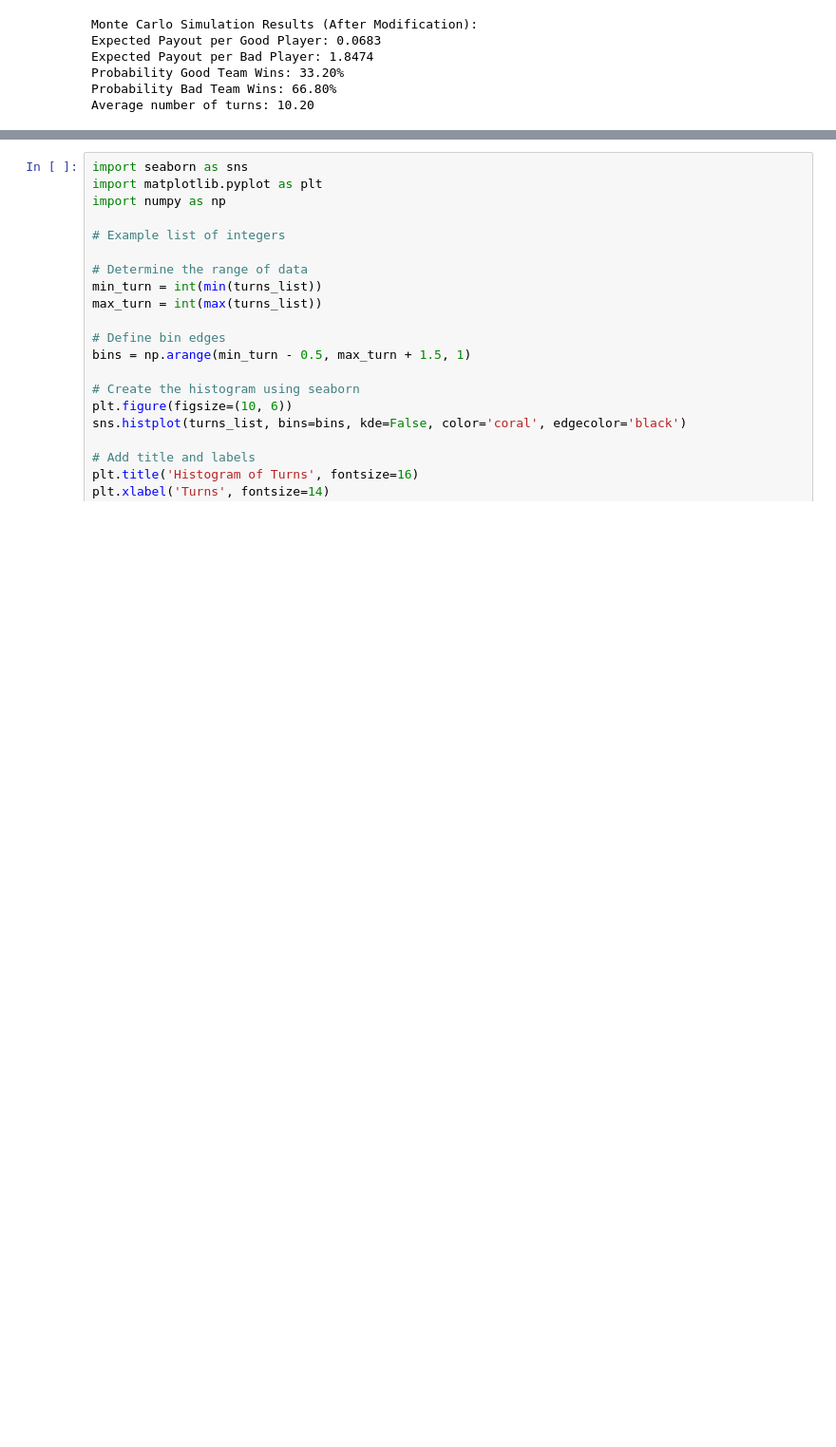
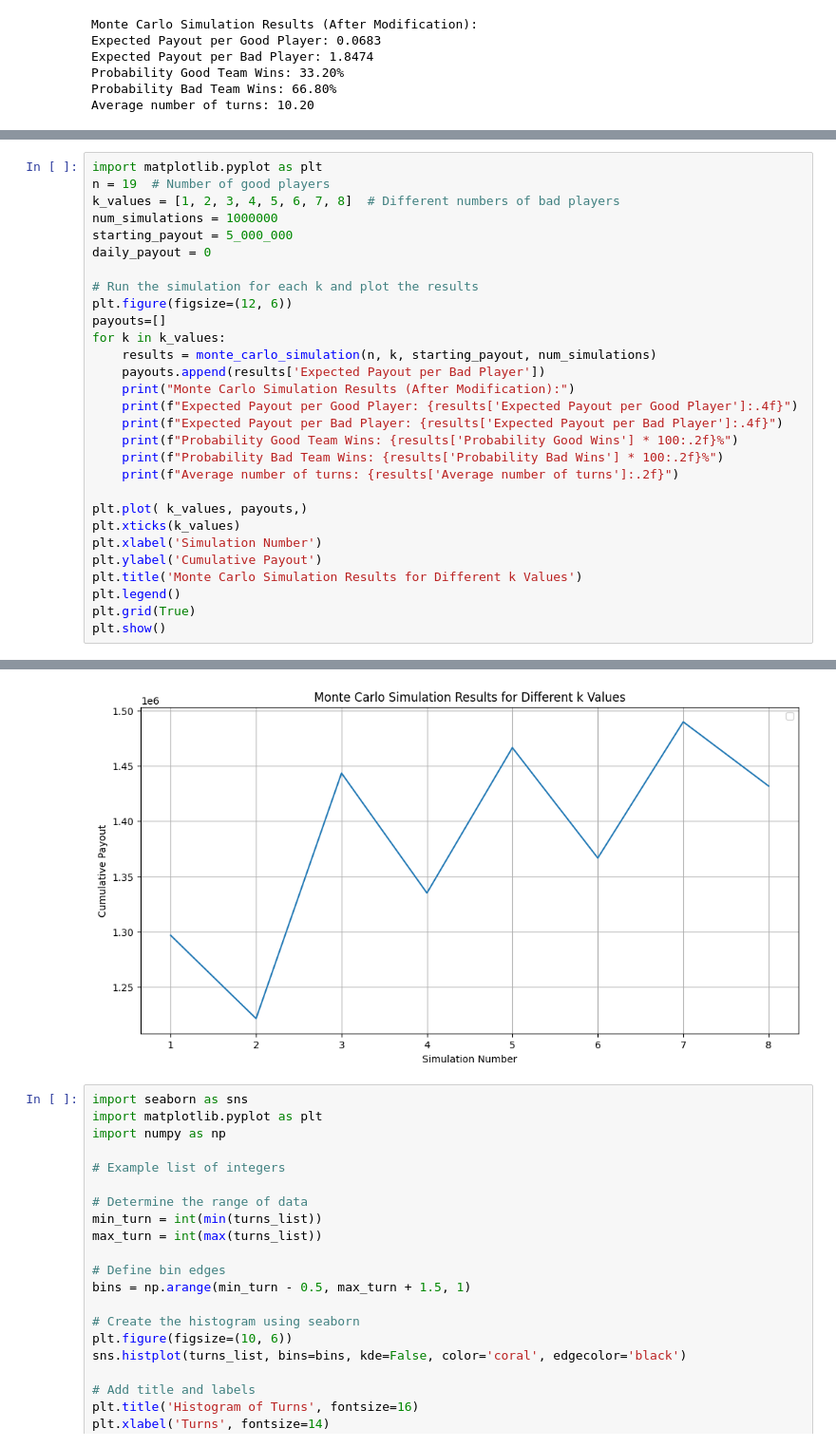
Before and after one commit to hakatiki/ETI-blog, a Jupyter notebook: content/blog/arulok/anal.ipynb, the cells around one changed output, grey strips where cells are left out. Shown: that part at 95% size. Cells and saved outputs as stored; diff of their text form; blank space fills up the shorter version.

```diff
--- a/content/blog/arulok/anal.ipynb
+++ b/content/blog/arulok/anal.ipynb
@@ -361 +361,31 @@ Probability Bad Team Wins: 81.83%
 Average number of turns: 9.00
+# %%
+import matplotlib.pyplot as plt
+n = 19  # Number of good players
+k_values = [1, 2, 3, 4, 5, 6, 7, 8]  # Different numbers of bad players
+num_simulations = 1000000
+starting_payout = 5_000_000
+daily_payout = 0
+
+# Run the simulation for each k and plot the results
+plt.figure(figsize=(12, 6))
+payouts=[]
+for k in k_values:
+    results = monte_carlo_simulation(n, k, starting_payout, num_simulations)
+    payouts.append(results['Expected Payout per Bad Player'])
+    print("Monte Carlo Simulation Results (After Modification):")
+    print(f"Expected Payout per Good Player: {results['Expected Payout per Good Player']:.4f}")
+    print(f"Expected Payout per Bad Player: {results['Expected Payout per Bad Player']:.4f}")
+    print(f"Probability Good Team Wins: {results['Probability Good Wins'] * 100:.2f}%")
+    print(f"Probability Bad Team Wins: {results['Probability Bad Wins'] * 100:.2f}%")
+    print(f"Average number of turns: {results['Average number of turns']:.2f}")
+
+plt.plot( k_values, payouts,)
+plt.xticks(k_values)
+plt.xlabel('Simulation Number')
+plt.ylabel('Cumulative Payout')
+plt.title('Monte Carlo Simulation Results for Different k Values')
+plt.legend()
+plt.grid(True)
+plt.show()
+# %% [output]
@@ -362,3 +409,4 @@ Average number of turns: 9.00
+[figure, added]
 # %%
 import seaborn as sns
 import matplotlib.pyplot as plt
```
Also changed, not shown: parts of 3 cells of this notebook, 2 other files.
